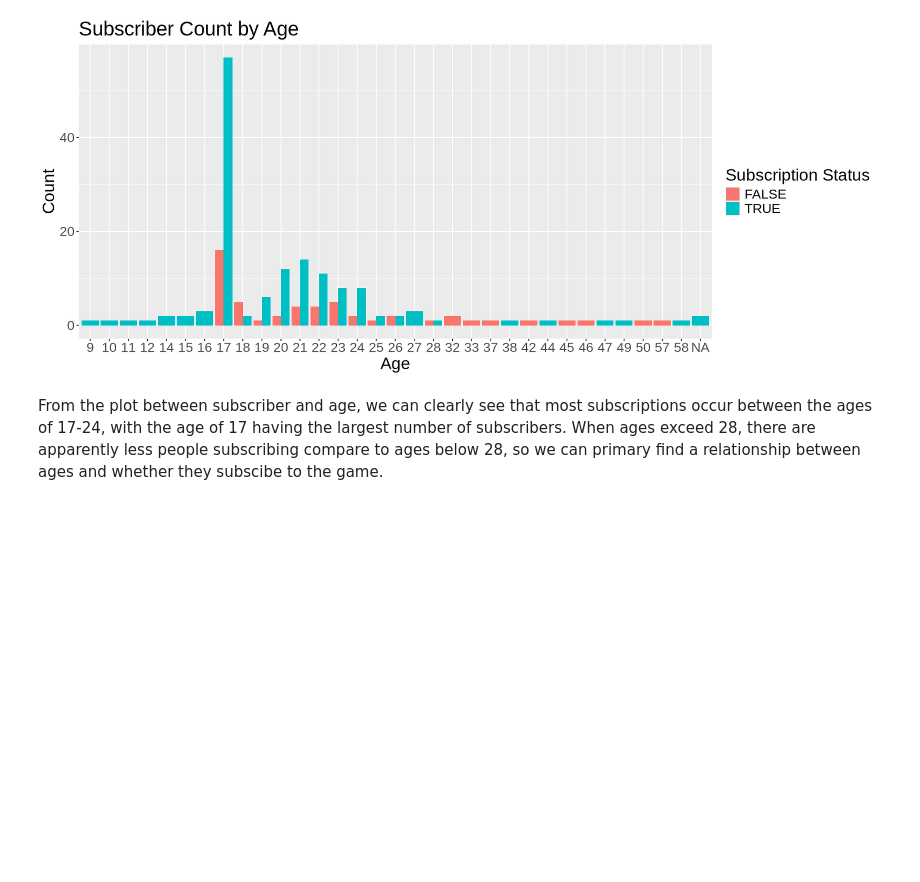
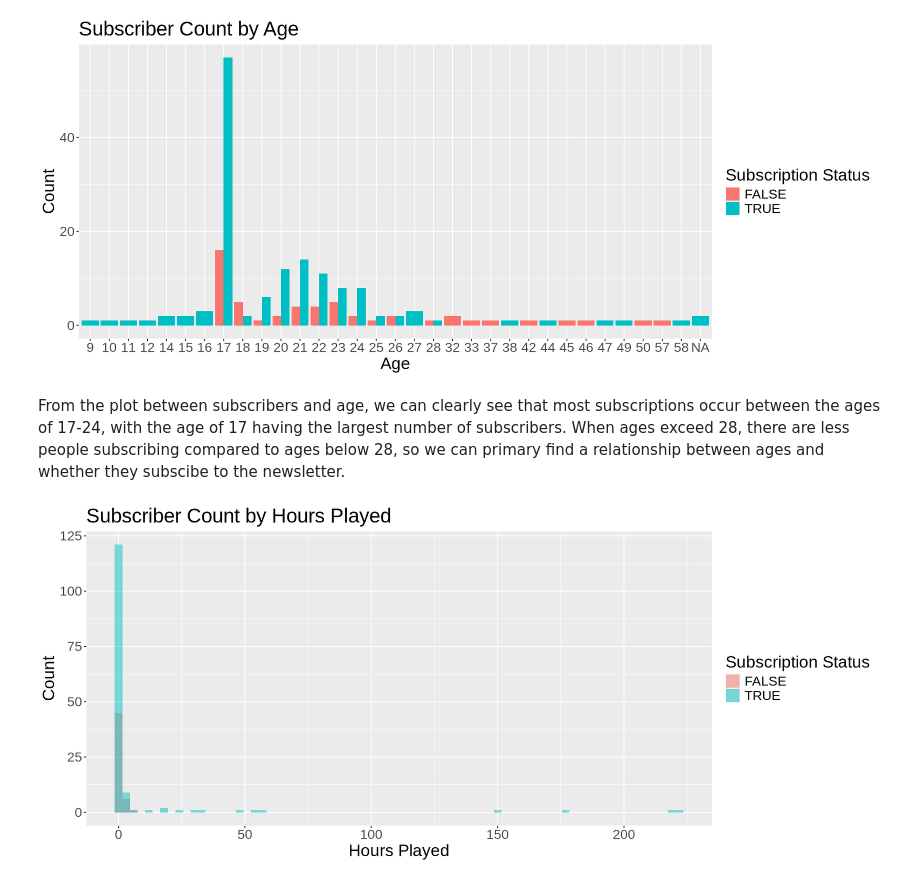
Before and after one commit to beccaphilip/DSCI-100-Group-Project, a Jupyter notebook: Report.ipynb, the cells around one changed output. Saved outputs shown, nothing was run; the diff lists cells and outputs as text; code cells hidden in the pictures; blank space fills up the shorter version.

```diff
--- a/Report.ipynb
+++ b/Report.ipynb
@@ -157,4 +139,19 @@ subscribe_plot
 # %% [output]
 [figure]
 # %% [markdown]
-From the plot between subscriber and age, we can clearly see that most subscriptions occur between the ages of 17-24, with the age of 17 having the largest number of subscribers. When ages exceed 28, there are apparently less people subscribing compare to ages below 28, so we can primary find a relationship between ages and whether they subscibe to the game.
+From the plot between subscribers and age, we can clearly see that most subscriptions occur between the ages of 17-24, with the age of 17 having the largest number of subscribers. When ages exceed 28, there are less people subscribing compared to ages below 28, so we can primary find a relationship between ages and whether they subscibe to the newsletter.
+# %%
+#Create a plot for subscription counts across played hour values
+options(repr.plot.height = 6, repr.plot.width=14)
+subscribe_plot_hours <- players_tidy |>
+ggplot(aes(x = played_hours, fill = subscribe)) +
+  geom_histogram(alpha = 0.5, position = "identity", binwidth = 3) +
+  labs(
+    title = "Subscriber Count by Hours Played",
+    x = "Hours Played",
+    y = "Count",
+    fill = "Subscription Status") +
+theme(text=element_text(size = 20))
+subscribe_plot_hours
+# %% [output]
+[figure, added]
```
Also changed, not shown: parts of 12 cells of this notebook.
